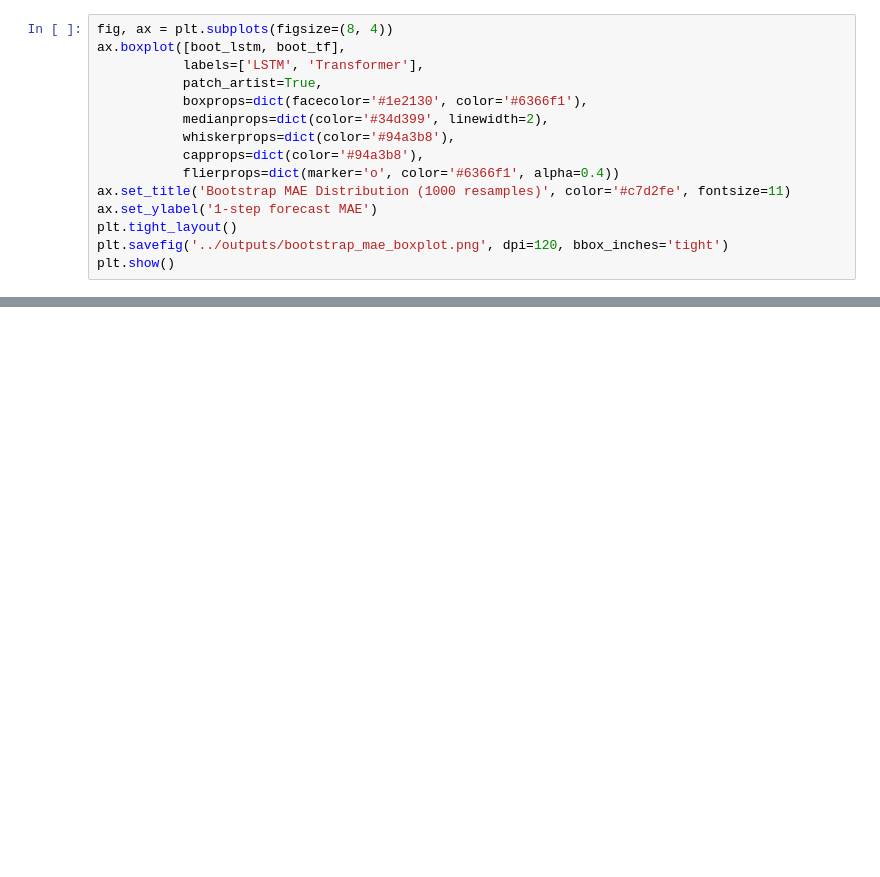
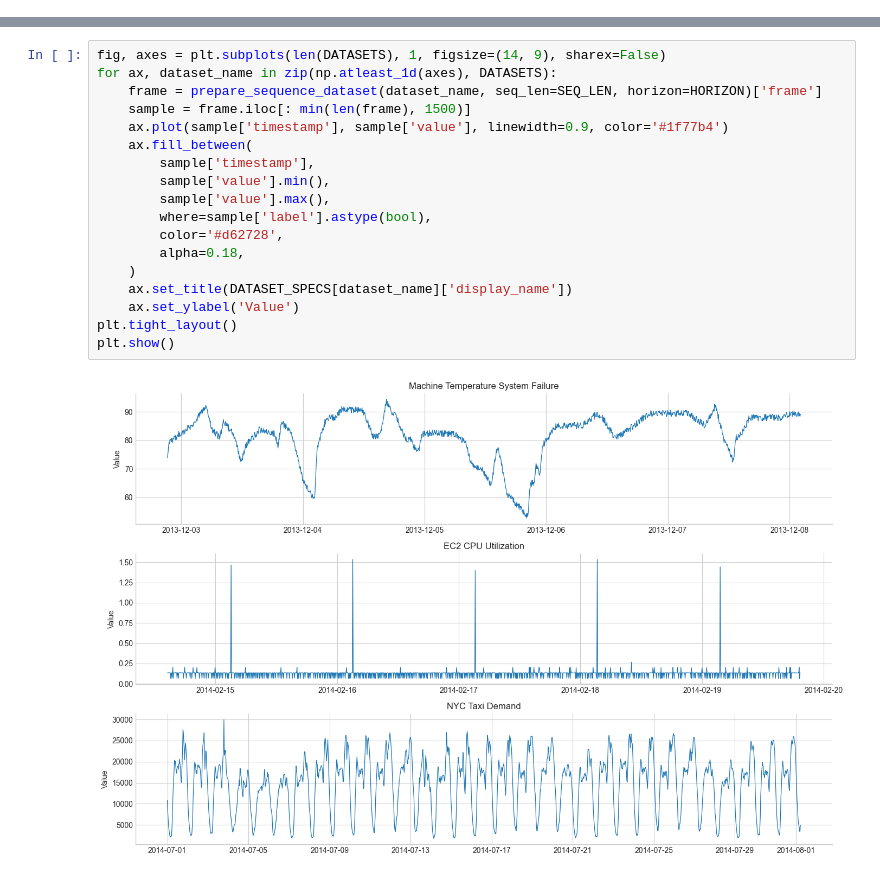
Before and after one commit to thmolena/Quantum-Drift-Forecasting, a Jupyter notebook: notebooks/quantum_drift_combined.ipynb, the cells around one changed output, grey strips where cells are left out. Cells and saved outputs as stored; diff of their text form; blank space fills up the shorter version.

```diff
--- a/notebooks/quantum_drift_combined.ipynb
+++ b/notebooks/quantum_drift_combined.ipynb
@@ -822,15 +0,0 @@ else:
-# %%
-fig, ax = plt.subplots(figsize=(8, 4))
-ax.boxplot([boot_lstm, boot_tf],
-           labels=['LSTM', 'Transformer'],
-           patch_artist=True,
-           boxprops=dict(facecolor='#1e2130', color='#6366f1'),
-           medianprops=dict(color='#34d399', linewidth=2),
-           whiskerprops=dict(color='#94a3b8'),
-           capprops=dict(color='#94a3b8'),
-           flierprops=dict(marker='o', color='#6366f1', alpha=0.4))
-ax.set_title('Bootstrap MAE Distribution (1000 resamples)', color='#c7d2fe', fontsize=11)
-ax.set_ylabel('1-step forecast MAE')
-plt.tight_layout()
-plt.savefig('../outputs/bootstrap_mae_boxplot.png', dpi=120, bbox_inches='tight')
-plt.show()
@@ -1074,0 +129,20 @@ print("Saved: outputs/recalibration_policy_comparison.png")
+# %%
+fig, axes = plt.subplots(len(DATASETS), 1, figsize=(14, 9), sharex=False)
+for ax, dataset_name in zip(np.atleast_1d(axes), DATASETS):
+    frame = prepare_sequence_dataset(dataset_name, seq_len=SEQ_LEN, horizon=HORIZON)['frame']
+    sample = frame.iloc[: min(len(frame), 1500)]
+    ax.plot(sample['timestamp'], sample['value'], linewidth=0.9, color='#1f77b4')
+    ax.fill_between(
+        sample['timestamp'],
+        sample['value'].min(),
+        sample['value'].max(),
+        where=sample['label'].astype(bool),
+        color='#d62728',
+        alpha=0.18,
+    )
+    ax.set_title(DATASET_SPECS[dataset_name]['display_name'])
+    ax.set_ylabel('Value')
+plt.tight_layout()
+plt.show()
+# %% [output]
+[figure, added]
```
Also changed, not shown: parts of 47 cells of this notebook, 20 other files.
